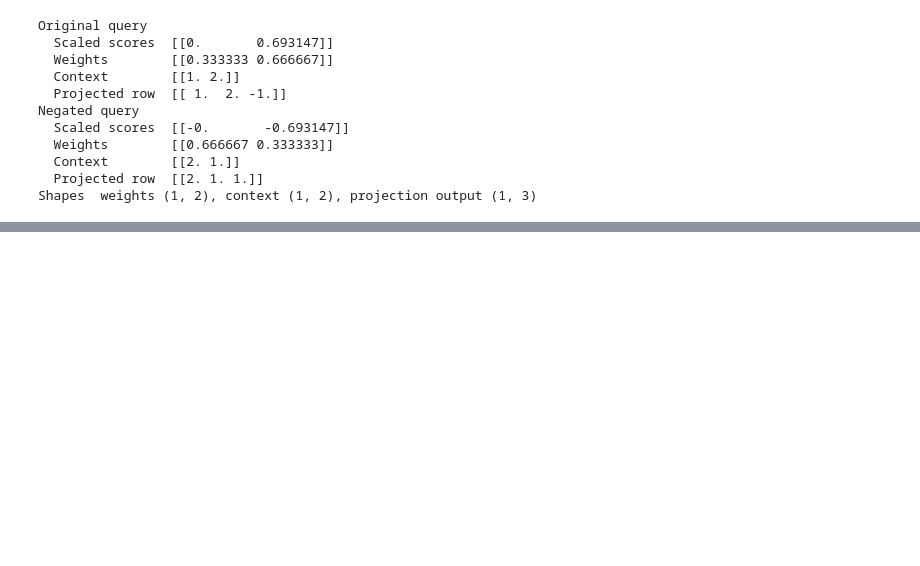
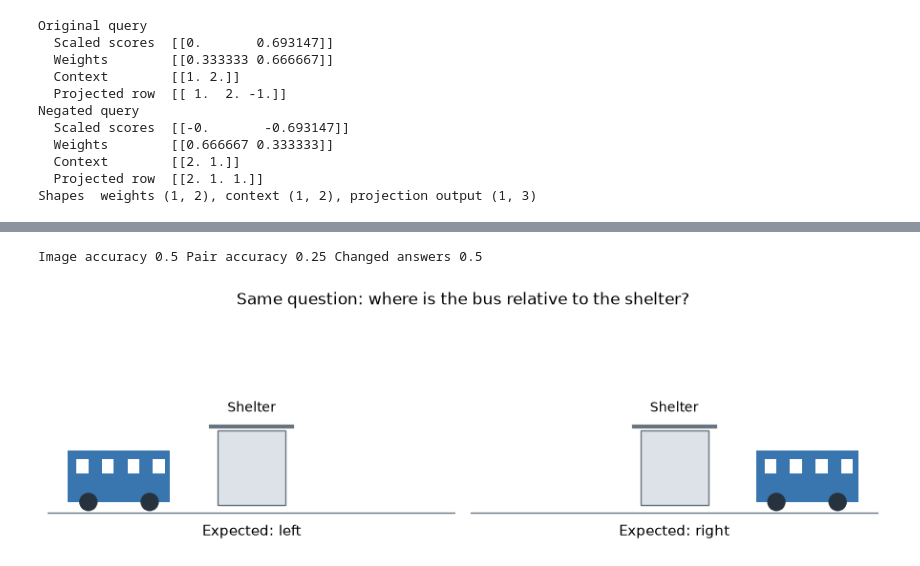
Before and after one commit to jrterven/transformers-book, a Jupyter notebook: solutions/ch23_multimodal/python-solutions.ipynb, the cells around one changed output, grey strips where cells are left out. Drawn from its saved outputs; the diff is of its cells as text; code cells hidden in the pictures; blank space fills up the shorter version.

```diff
--- a/solutions/ch23_multimodal/python-solutions.ipynb
+++ b/solutions/ch23_multimodal/python-solutions.ipynb
@@ -31,0 +165,11 @@ else:
+# %%
+weights=stable_softmax(np.array([[0.,0.]]))
+values=np.array([[2.,1.],[0.,3.]])
+projection=np.array([[1.,0.,2.],[0.,1.,-1.]])
+context=weights@values;projected=context@projection
+np.testing.assert_allclose(weights,[[.5,.5]])
+np.testing.assert_allclose(context,[[1,2]])
+np.testing.assert_allclose(projected,[[1,2,0]])
+assert projected.shape==(1,3)
+print("Weights",weights,"Context",context)
+print("Projected row",projected,"Shape",projected.shape)
@@ -349,0 +564,27 @@ Shapes  weights (1, 2), context (1, 2), projection output (1, 3)
+# %%
+expected=np.array(["left","right"])
+predicted=np.array([["left","right"],["left","left"],["right","left"],["right","right"]])
+correct=predicted==expected
+image_accuracy=correct.mean();pair_accuracy=correct.all(1).mean()
+changed=(predicted[:,0]!=predicted[:,1]).mean()
+np.testing.assert_allclose([image_accuracy,pair_accuracy,changed],[.5,.25,.5])
+print("Image accuracy",image_accuracy,"Pair accuracy",pair_accuracy,"Changed answers",changed)
+fig,axes=plt.subplots(1,2,figsize=(9,3.2))
+for ax,bus_x,label in zip(axes,[.6,8.4],["left","right"]):
+    ax.set(xlim=(0,12),ylim=(0,5),aspect="equal")
+    ax.axis("off");ax.set_facecolor("#F4F7FA")
+    ax.plot([0,12],[.8,.8],color="#687580",lw=1)
+    ax.add_patch(Rectangle((5,1),2,2.2,facecolor="#DCE2E7",edgecolor="#687580"))
+    ax.plot([4.8,7.2],[3.3,3.3],color="#687580",lw=3)
+    ax.text(6,3.75,"Shelter",ha="center",fontsize=10)
+    ax.add_patch(Rectangle((bus_x,1.1),3,1.5,facecolor="#3976AF"))
+    for offset in (.25,1,1.75,2.5):
+        ax.add_patch(Rectangle((bus_x+offset,1.95),.35,.4,facecolor="white"))
+    for offset in (.6,2.4):
+        ax.add_patch(Circle((bus_x+offset,1.1),.25,color="#26323D"))
+    ax.text(6,.12,"Expected: "+label,ha="center",fontsize=11)
+fig.suptitle("Same question: where is the bus relative to the shelter?",fontsize=12)
+fig.tight_layout();plt.show()
+# %% [output]
+Image accuracy 0.5 Pair accuracy 0.25 Changed answers 0.5
+[figure, added]
```
Also changed, not shown: parts of 20 cells of this notebook, 9 other files.
